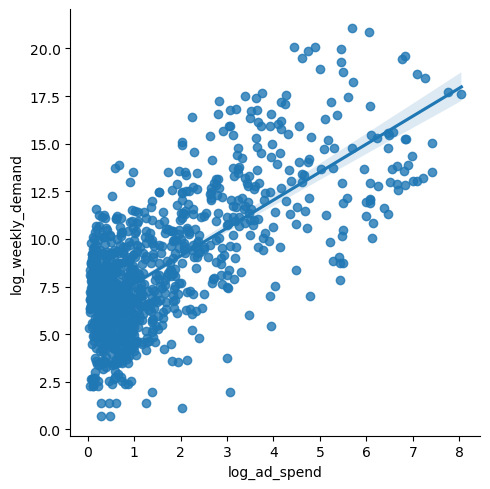
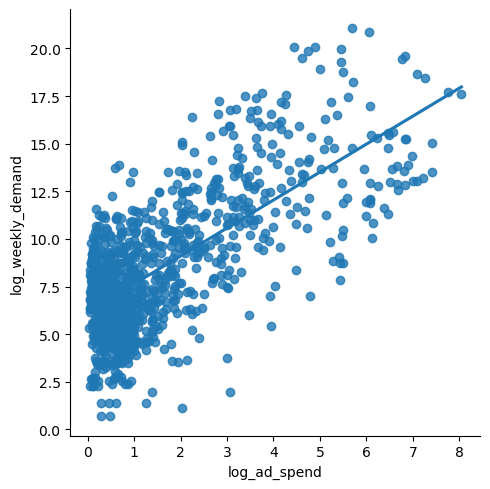
Code edit (unified diff) that turned the first committed figure into the second:
--- before
+++ after
@@ -1,2 +1,2 @@
 df["log_ad_spend"] = np.log(df["ad_spend"]+1)
-sns.lmplot(data=df, x="log_ad_spend", y="log_weekly_demand")
+sns.lmplot(data=df, x="log_ad_spend", y="log_weekly_demand", ci=False)

Commit: updating module 8